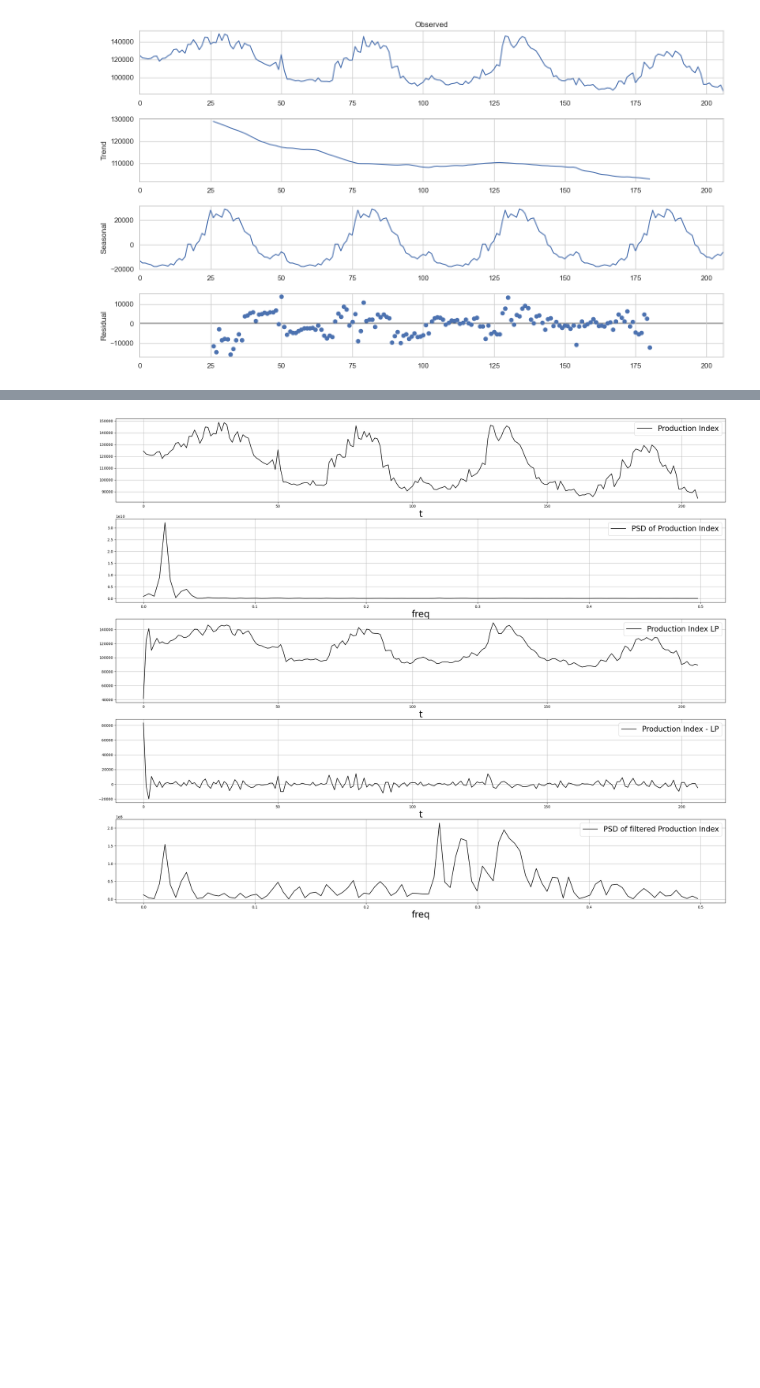
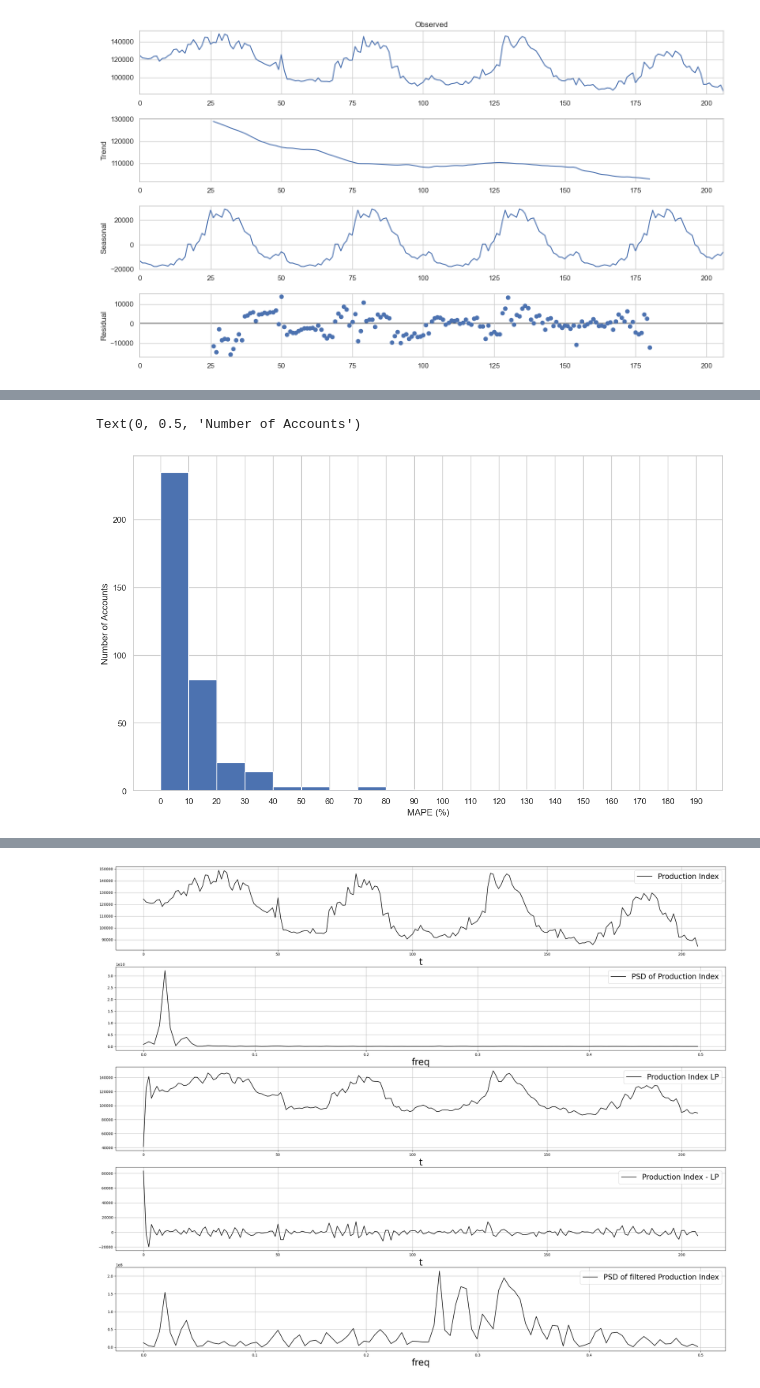
Before and after one commit to kevintaylor99/Forecasting-Project-1, a Jupyter notebook: Model & Analysis/Modeling_Analysis.ipynb, the cells around one changed output, grey strips where cells are left out. Cells and saved outputs as stored; diff of their text form; code cells hidden in the pictures; blank space fills up the shorter version.

```diff
--- a/Model & Analysis/Modeling_Analysis.ipynb
+++ b/Model & Analysis/Modeling_Analysis.ipynb
@@ -75,0 +70,8 @@ MAPE = 4.65%
+# %%
+plt.hist(np.array(account_mape)*100, bins = np.arange(0, 200, 10))
+plt.xticks(np.arange(0, 200, 10))
+plt.xlabel('MAPE (%)')
+plt.ylabel('Number of Accounts')
+# %% [output]
+Text(0, 0.5, 'Number of Accounts')
+[figure, added]
```
Also changed, not shown: parts of 6 cells of this notebook.
